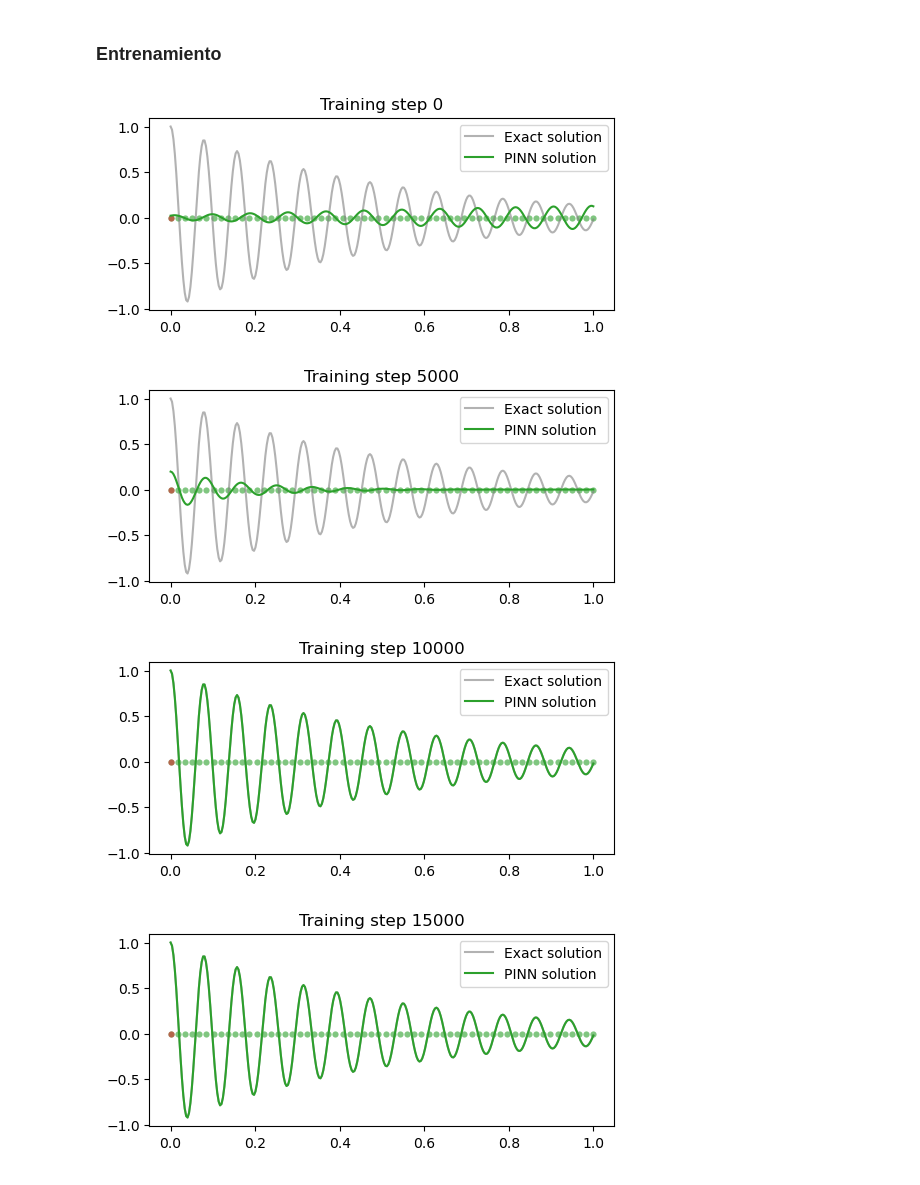
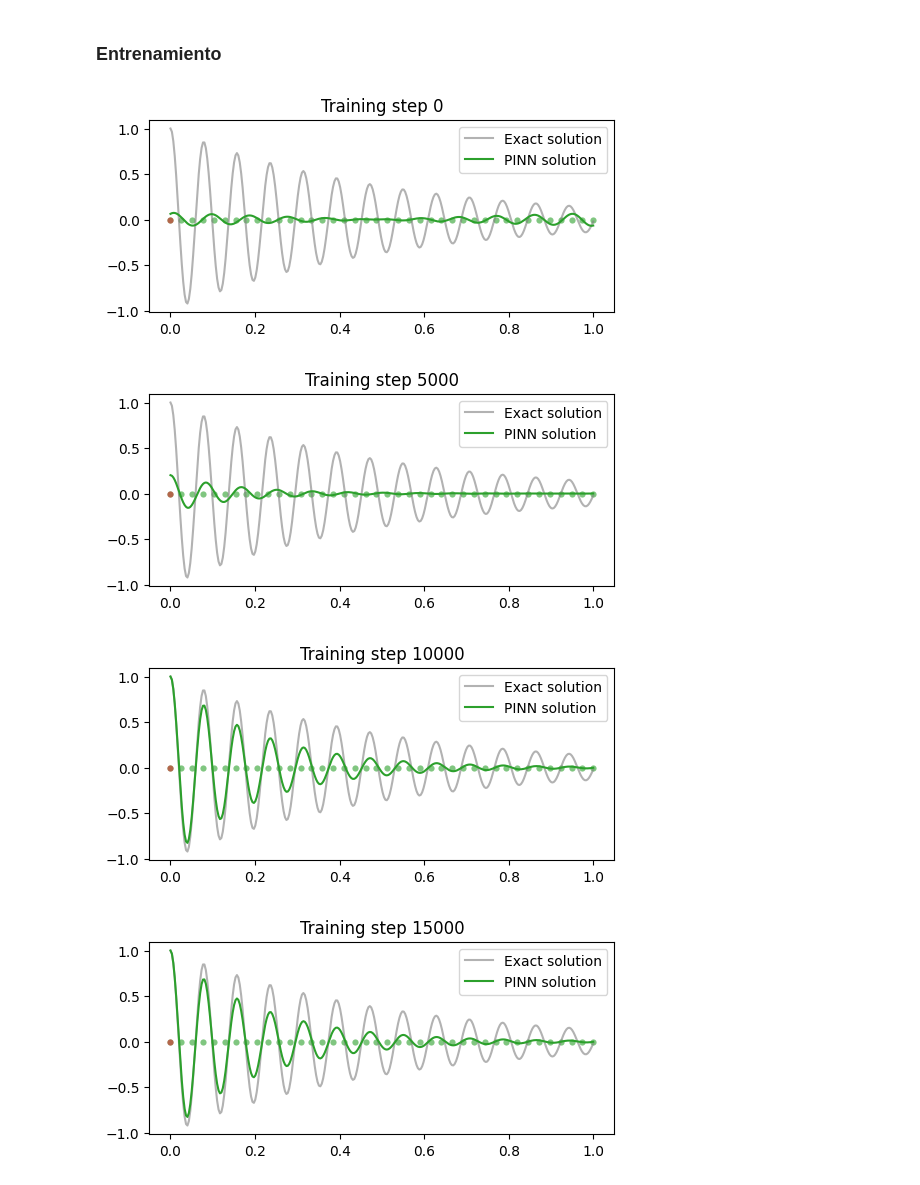
Before and after one commit to AlejandroVillazonG/Tareas_INF395, a Jupyter notebook: T3/T3.ipynb, the cells around one changed output. Saved outputs shown, nothing was run; the diff lists cells and outputs as text; code cells hidden in the pictures.

```diff
--- a/T3/T3.ipynb
+++ b/T3/T3.ipynb
@@ -397,7 +636,8 @@ Quijote de la Mancha
 data = torch.tensor(encode(text), dtype=torch.long)
 
 # Separamos en train y validation
-n = #TODO # % de los datos para entrenar
+train_percentage = 0.8  # Utilizamos el 80% de los datos para entrenar
+n = int(len(data) * train_percentage)  # Calculamos el número de datos para entrenar
 train_data = data[:n]
 val_data = data[n:]
 
@@ -605,7 +866,7 @@ class MultiHeadAttention(nn.Module):
 
     def __init__(self, num_heads, head_size):
         super().__init__()
-        self.heads = nn.ModuleList([Head(head_size) for _ in range(num_heads)])
+        self.heads = nn.ModuleList([Head(head_size, block_size) for _ in range(num_heads)])
         self.proj = nn.Linear(n_embd, n_embd)
         self.dropout = nn.Dropout(dropout)
 
@@ -981,9 +1236,11 @@ True value of mu: 4
 mu = torch.nn.Parameter(torch.zeros(1, requires_grad=True))
 mus = []
 
-epochs = #TODO
-pinn = #TODO
-optim = torch.optim.Adam(list(pinn.parameters())+[mu],lr=1e-3)
+epochs = 15_001
+
+# Instancia el modelo PINN
+pinn = simple_ffn(N_INPUT=1, N_OUTPUT=1, N_HIDDEN=32, N_LAYERS=3)
+optim = torch.optim.AdamW(list(pinn.parameters())+[mu],lr=1e-3)
 lambda1 = 1e4
 # %% [markdown]
 ### Entrenamiento
@@ -1112,46 +1369,51 @@ lambda1, lambda2 = 1e-1, 1e-4
+# %%
+pinn = simple_ffn(N_INPUT=1, N_OUTPUT=1, N_HIDDEN=32, N_LAYERS=3)
+
+mu = torch.nn.Parameter(torch.zeros(1, requires_grad=True))
+# Definir el optimizador incluyendo todos los parámetros aprendibles
+optim = torch.optim.Adam(list(pinn.parameters()) + [a, b, mu], lr=1e-3)
 # %% [markdown]
 ### Entrenamiento
 # %%
 for i in range(15001):
-    # reseteamos el gradiente
-    #TODO
+    optim.zero_grad()  # Resetear el gradiente
 
-    # Calculamos la perdida de la condicion de borde
-    u = #TODO
-    loss1 = #TODO
-    dudt = #TODO
-    loss2 = #TODO
+    # Calcular la pérdida de la condición de borde
+    u_boundary = pinn(t_boundary) * torch.sin(a * t_boundary + b)
+    loss1 = (torch.squeeze(u_boundary) - 1)**2
+    dudt = torch.autograd.grad(u_boundary, t_boundary, torch.ones_like(u_boundary), create_graph=True)[0] # calculamos la derivada
+    loss2 = (torch.squeeze(dudt) - 0)**2
 
-    # Calculamos la perdida de la ecuacion diferencial
-    u = #TODO
-    dudt = #TODO
-    d2udt2 = #TODO
-    loss3 = #TODO
+    # Calcular la pérdida de la ecuación diferencial
+    u = pinn(t_physics) * torch.sin(a * t_physics + b)
+    dudt = autograd.grad(u, t_physics, grad_outputs=torch.ones_like(u), create_graph=True)[0]
+    d2udt2 = autograd.grad(dudt, t_physics, grad_outputs=torch.ones_like(dudt), create_graph=True)[0]
+    loss3 = torch.mean((d2udt2 + mu * dudt + k * u) ** 2)
 
-    # Calculamos la perdida total (Custom Loss)
-    loss = loss1 + lambda1*loss2 + lambda2*loss3
+    # Calcular la pérdida total
+    loss = loss1 + lambda1 * loss2 + lambda2 * loss3
 
-    # Backward Pass
-    #TODO
+    # Backward pass
+    loss.backward()
 
-    # Actualizamos los pesos
-    #TODO
+    # Actualizar los pesos
+    optim.step()
 
     # Visualizamos el resultado cada 5000 iteraciones
     if i % 5000 == 0:
         u = (pinn(t_test)*torch.sin(a*t_test+b)).detach()
         plt.figure(figsize=(6,2.5))
         plt.scatter(t_physics.detach()[:,0],
                     torch.zeros_like(t_physics)[:,0], s=20, lw=0, color="tab:green", alpha=0.6)
         plt.scatter(t_boundary.detach()[:,0],
                     torch.zeros_like(t_boundary)[:,0], s=20, lw=0, color="tab:red", alpha=0.6)
         plt.plot(t_test[:,0], u_exact[:,0], label="Exact solution", color="tab:grey", alpha=0.6)
         plt.plot(t_test[:,0], u[:,0], label="PINN solution", color="tab:green")
         plt.title(f"Training step {i}")
         plt.legend()
         plt.show()
 # %% [output]
-[figure, old version]
+[figure, new version]
-[figure, old version]
+[figure, new version]
-[figure, old version]
+[figure, new version]
-[figure, old version]
+[figure, new version]
```
Also changed, not shown: parts of 73 cells of this notebook.
